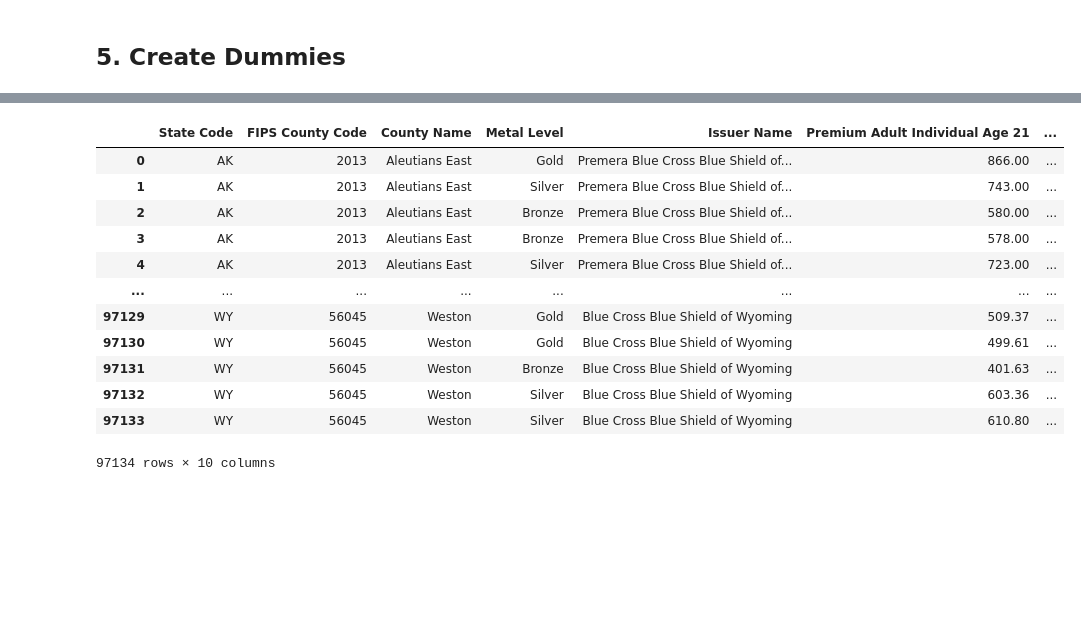
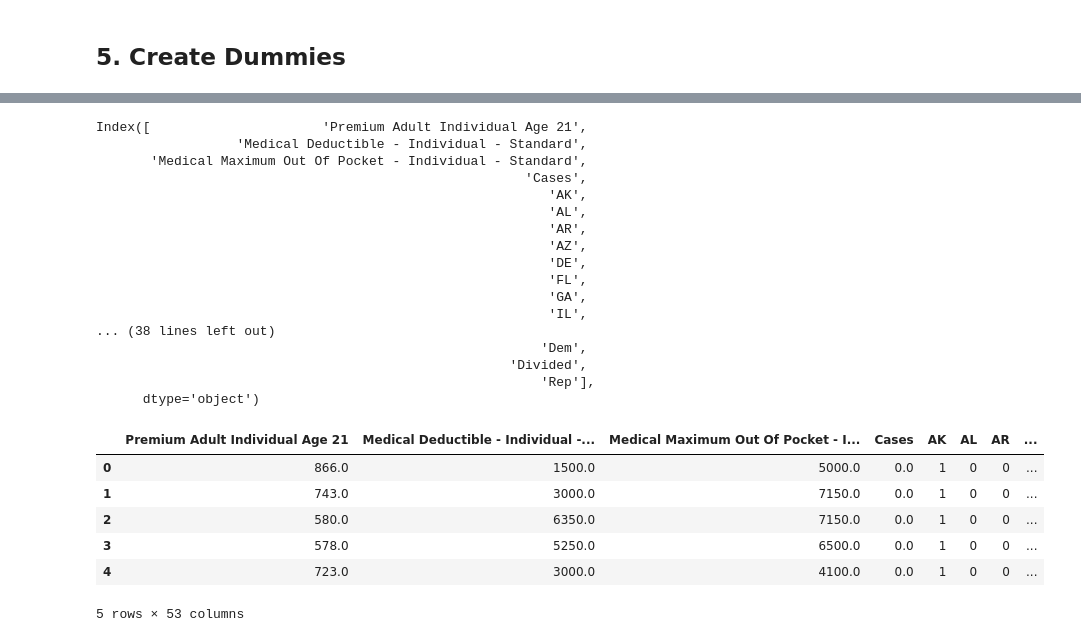
Before and after one commit to samaypanwar/HEALTH-ECONS, a Jupyter notebook: group_project/EDA.ipynb, the cells around one changed output, grey strips where cells are left out. Drawn from its saved outputs; the diff is of its cells as text; code cells hidden in the pictures; blank space fills up the shorter version.

```diff
--- a/group_project/EDA.ipynb
+++ b/group_project/EDA.ipynb
@@ -212,2 +192,6 @@ TypeError: Input must be Index or array-like
 # %% [markdown]
 ## 5. Create Dummies
+# %%
+
+df_political = pd.read_csv('data/cleaned_political_data.csv')
+df_political
@@ -218,7 +216,9 @@ state_dummies = pd.get_dummies(df_premiums['State Code'])
 plan_type = pd.get_dummies(df_premiums['Metal Level'])
 
 df_regression = pd.merge(df_premiums, df_covid,  how='left', left_on=['State Code','Time Trend'], right_on = ['State Code', 'Time Trend'])
-df_regression.Cases = df_regression.Cases.fillna(0)
+
+df_regression = pd.merge(df_regression, df_political,  how='left', left_on=['State Code','Time Trend'], right_on = ['State Code', 'Time Trend'])
+df_regression.Cases = df_regression.Cases.fillna(0) / 1_000
 # df_regression.info()
 
 cols_to_drop = [
@@ -227,19 +227,21 @@ cols_to_drop = [
         'County Name',
         'Metal Level',
         'Issuer Name',
-        'Time Trend'
+        'Time Trend',
+        'Unity'
         ]
 
 year_dummy = pd.get_dummies(df_regression['Time Trend'])
+political_dummies = pd.get_dummies(df_regression['Unity'])
 df_regression.drop(cols_to_drop, axis=1, inplace = True)
-df_regression = pd.concat([df_regression, state_dummies, plan_type, year_dummy], axis=1)
+df_regression = pd.concat([df_regression, state_dummies, plan_type, year_dummy, political_dummies], axis=1)
 
-dummies_to_drop = [
-        'Bronze', # Base Metal Plan
-        'WY', # Base State
-        2017 # Base Year
-        ]
+# dummies_to_drop = [
+#         'Bronze', # Base Metal Plan
+#         'WY', # Base State
+#         2017 # Base Year
+#         ]
+#
+# df_regression.drop(dummies_to_drop, axis=1, inplace = True)
 
-df_regression.drop(dummies_to_drop, axis=1, inplace = True)
-
-df_regression.info()
+# df_regression.info()
@@ -264,3 +248,23 @@ memory usage: 7.7 MB
+# %%
+df_regression.columns
+# %% [output]
+Index([                      'Premium Adult Individual Age 21',
+                  'Medical Deductible - Individual - Standard',
+       'Medical Maximum Out Of Pocket - Individual - Standard',
+                                                       'Cases',
+                                                          'AK',
+                                                          'AL',
+                                                          'AR',
+                                                          'AZ',
+                                                          'DE',
+                                                          'FL',
+                                                          'GA',
+                                                          'IL',
+... (38 lines left out)
+                                                         'Dem',
+                                                     'Divided',
+                                                         'Rep'],
+      dtype='object')
 # %%
 import logging
 
@@ -287,16 +291,10 @@ logger.info(res.summary())
 # %%
-df_regression
+df_regression.head()
 # %% [output]
-|  | State Code | FIPS County Code | County Name | Metal Level | Issuer Name | Premium Adult Individual Age 21 | ... |
-| 0 | AK | 2013 | Aleutians East | Gold | Premera Blue Cross Blue Shield of... | 866.00 | ... |
-| 1 | AK | 2013 | Aleutians East | Silver | Premera Blue Cross Blue Shield of... | 743.00 | ... |
-| 2 | AK | 2013 | Aleutians East | Bronze | Premera Blue Cross Blue Shield of... | 580.00 | ... |
-| 3 | AK | 2013 | Aleutians East | Bronze | Premera Blue Cross Blue Shield of... | 578.00 | ... |
-| 4 | AK | 2013 | Aleutians East | Silver | Premera Blue Cross Blue Shield of... | 723.00 | ... |
-| ... | ... | ... | ... | ... | ... | ... | ... |
-| 97129 | WY | 56045 | Weston | Gold | Blue Cross Blue Shield of Wyoming | 509.37 | ... |
-| 97130 | WY | 56045 | Weston | Gold | Blue Cross Blue Shield of Wyoming | 499.61 | ... |
-| 97131 | WY | 56045 | Weston | Bronze | Blue Cross Blue Shield of Wyoming | 401.63 | ... |
-| 97132 | WY | 56045 | Weston | Silver | Blue Cross Blue Shield of Wyoming | 603.36 | ... |
-| 97133 | WY | 56045 | Weston | Silver | Blue Cross Blue Shield of Wyoming | 610.80 | ... |
+|  | Premium Adult Individual Age 21 | Medical Deductible - Individual -... | Medical Maximum Out Of Pocket - I... | Cases | AK | AL | AR | ... |
+| 0 | 866.0 | 1500.0 | 5000.0 | 0.0 | 1 | 0 | 0 | ... |
+| 1 | 743.0 | 3000.0 | 7150.0 | 0.0 | 1 | 0 | 0 | ... |
+| 2 | 580.0 | 6350.0 | 7150.0 | 0.0 | 1 | 0 | 0 | ... |
+| 3 | 578.0 | 5250.0 | 6500.0 | 0.0 | 1 | 0 | 0 | ... |
+| 4 | 723.0 | 3000.0 | 4100.0 | 0.0 | 1 | 0 | 0 | ... |
-97134 rows × 10 columns
+5 rows × 53 columns
```
Also changed, not shown: parts of 10 cells of this notebook, 5 other files.
